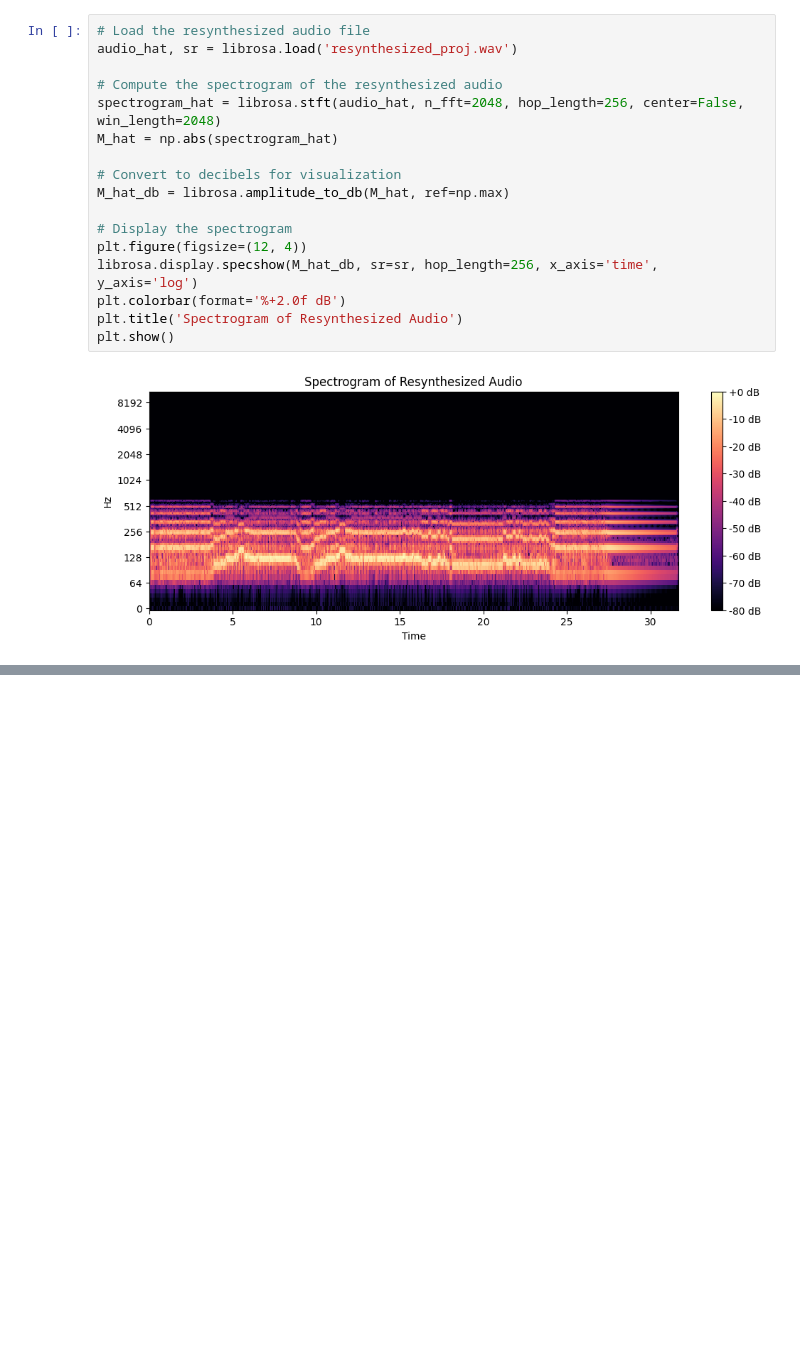
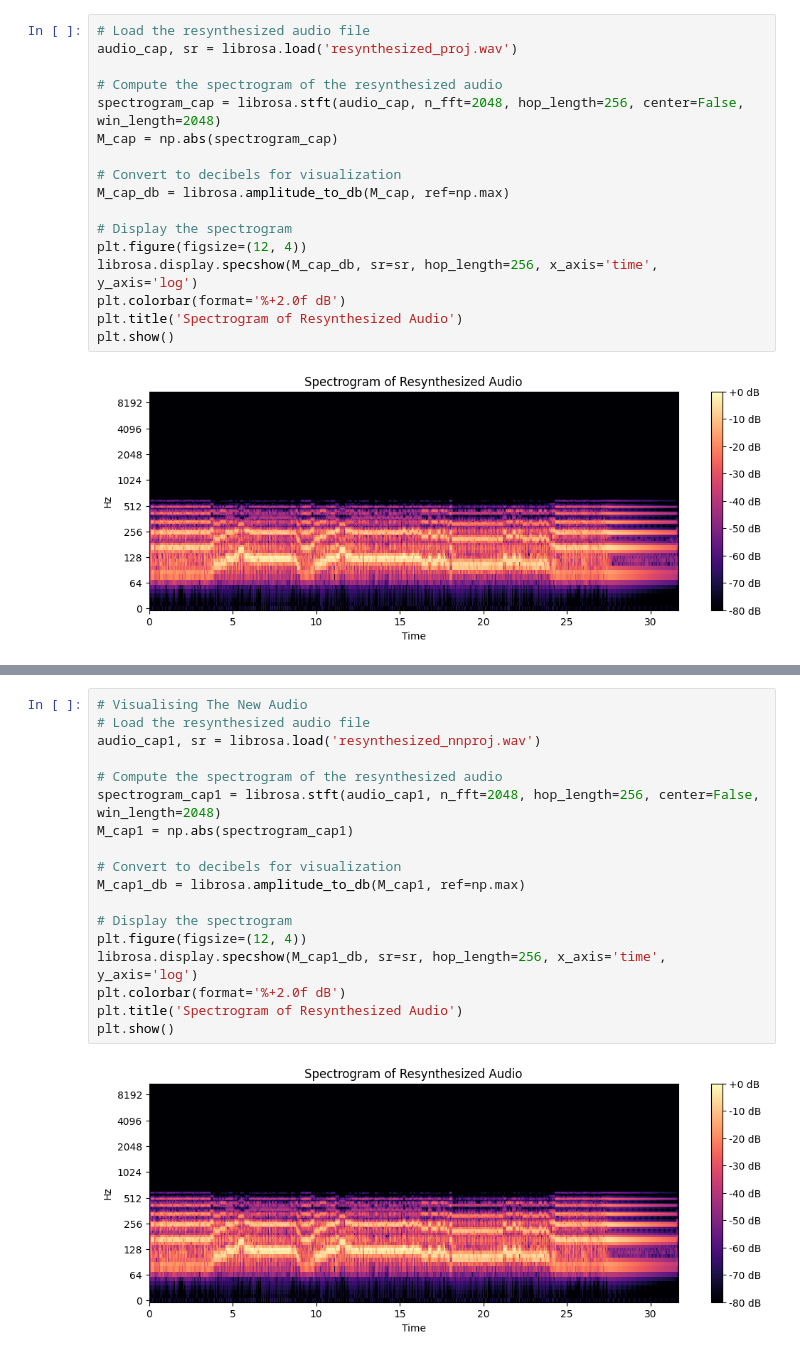
Before and after one commit to surabhi-raghavan/ML-INFSCI-2595, a Jupyter notebook: HW2/question3.ipynb, the cells around one changed output, grey strips where cells are left out. Drawn from its saved outputs; the diff is of its cells as text; blank space fills up the shorter version.

```diff
--- a/HW2/question3.ipynb
+++ b/HW2/question3.ipynb
@@ -123,18 +123,18 @@ signal_hat = librosa.istft(M_cap * phase, hop_length=256, center=False, win_leng
 sf.write('resynthesized_proj.wav', signal_hat, 16000)
 # %%
 # Load the resynthesized audio file
-audio_hat, sr = librosa.load('resynthesized_proj.wav')
+audio_cap, sr = librosa.load('resynthesized_proj.wav')
 
 # Compute the spectrogram of the resynthesized audio
-spectrogram_hat = librosa.stft(audio_hat, n_fft=2048, hop_length=256, center=False, win_length=2048)
-M_hat = np.abs(spectrogram_hat)
+spectrogram_cap = librosa.stft(audio_cap, n_fft=2048, hop_length=256, center=False, win_length=2048)
+M_cap = np.abs(spectrogram_cap)
 
 # Convert to decibels for visualization
-M_hat_db = librosa.amplitude_to_db(M_hat, ref=np.max)
+M_cap_db = librosa.amplitude_to_db(M_cap, ref=np.max)
 
 # Display the spectrogram
 plt.figure(figsize=(12, 4))
-librosa.display.specshow(M_hat_db, sr=sr, hop_length=256, x_axis='time', y_axis='log')
+librosa.display.specshow(M_cap_db, sr=sr, hop_length=256, x_axis='time', y_axis='log')
 plt.colorbar(format='%+2.0f dB')
 plt.title('Spectrogram of Resynthesized Audio')
 plt.show()
@@ -150,0 +209,20 @@ plt.show()
+# %%
+# Visualising The New Audio
+# Load the resynthesized audio file
+audio_cap1, sr = librosa.load('resynthesized_nnproj.wav')
+
+# Compute the spectrogram of the resynthesized audio
+spectrogram_cap1 = librosa.stft(audio_cap1, n_fft=2048, hop_length=256, center=False, win_length=2048)
+M_cap1 = np.abs(spectrogram_cap1)
+
+# Convert to decibels for visualization
+M_cap1_db = librosa.amplitude_to_db(M_cap1, ref=np.max)
+
+# Display the spectrogram
+plt.figure(figsize=(12, 4))
+librosa.display.specshow(M_cap1_db, sr=sr, hop_length=256, x_axis='time', y_axis='log')
+plt.colorbar(format='%+2.0f dB')
+plt.title('Spectrogram of Resynthesized Audio')
+plt.show()
+# %% [output]
+[figure, added]
```
Also changed, not shown: parts of 8 cells of this notebook, 2 other files.
